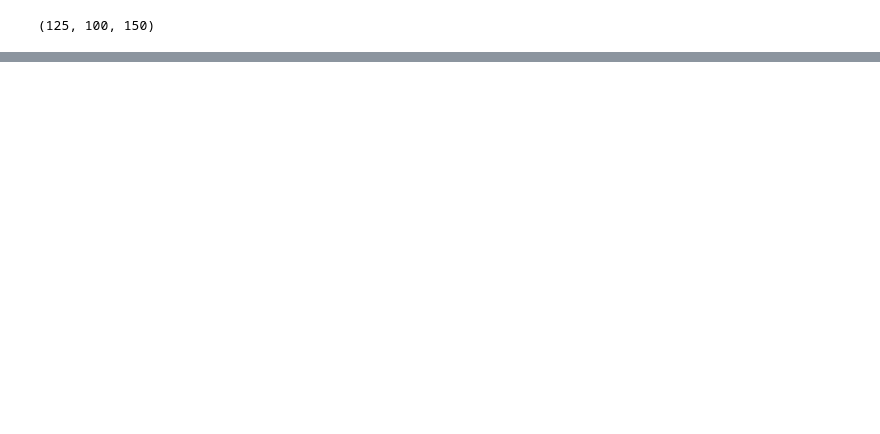
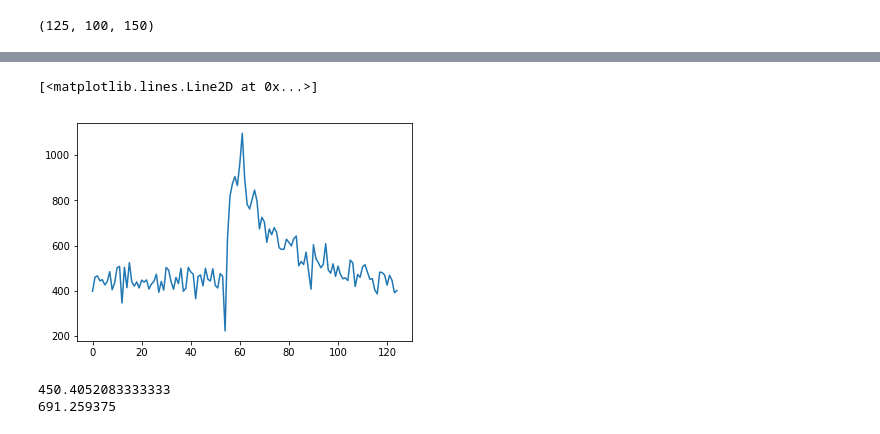
Before and after one commit to timothylwarren/ion_boot_camp, a Jupyter notebook: imaging/boot_camp_intro.ipynb, the cells around one changed output, grey strips where cells are left out. Drawn from its saved outputs; the diff is of its cells as text; code cells hidden in the pictures; blank space fills up the shorter version.

```diff
--- a/imaging/boot_camp_intro.ipynb
+++ b/imaging/boot_camp_intro.ipynb
@@ -300,0 +150,6 @@ ax.add_patch(circ)
+# %%
+#quantifying pre and post stimulation
+plt.plot(mn_in_roi_for_each_frame)
+# %% [output]
+[<matplotlib.lines.Line2D at 0x...>]
+[figure, added]
@@ -300,0 +159,6 @@ ax.add_patch(circ)
+# %%
+print(premn)
+print(postmn)
+# %% [output]
+450.4052083333333
+691.259375
```
Also changed, not shown: parts of 84 cells of this notebook, 7 other files.
